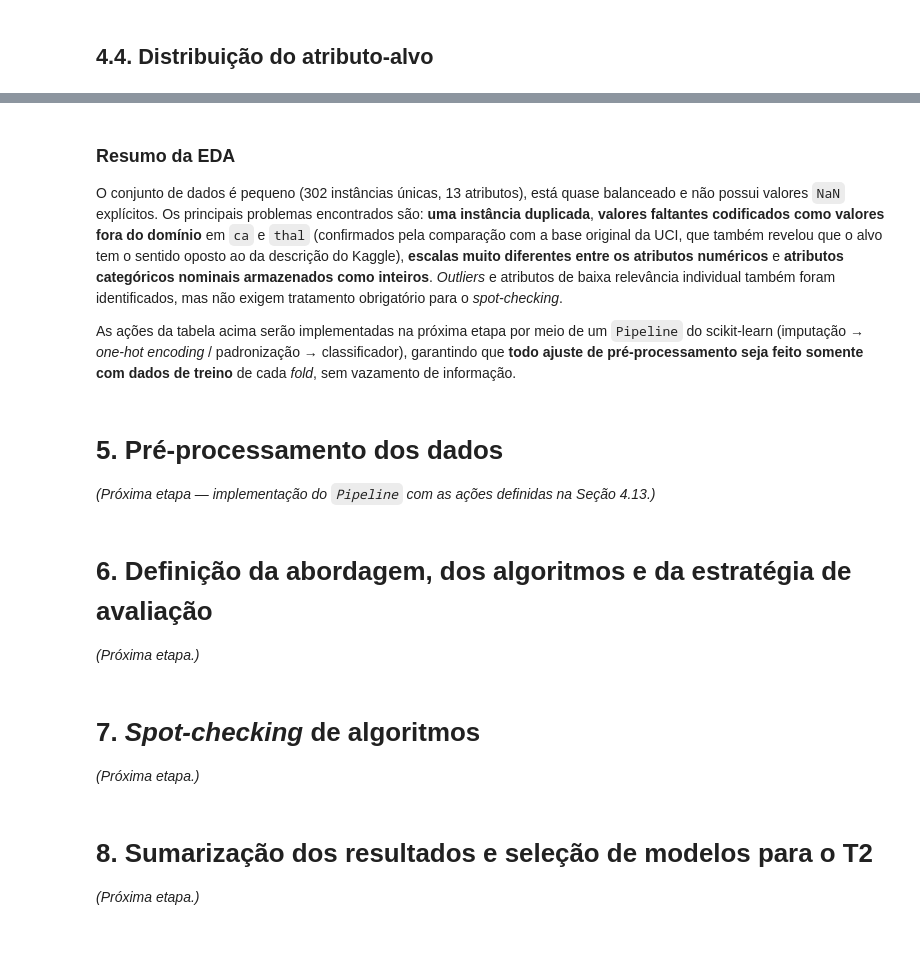
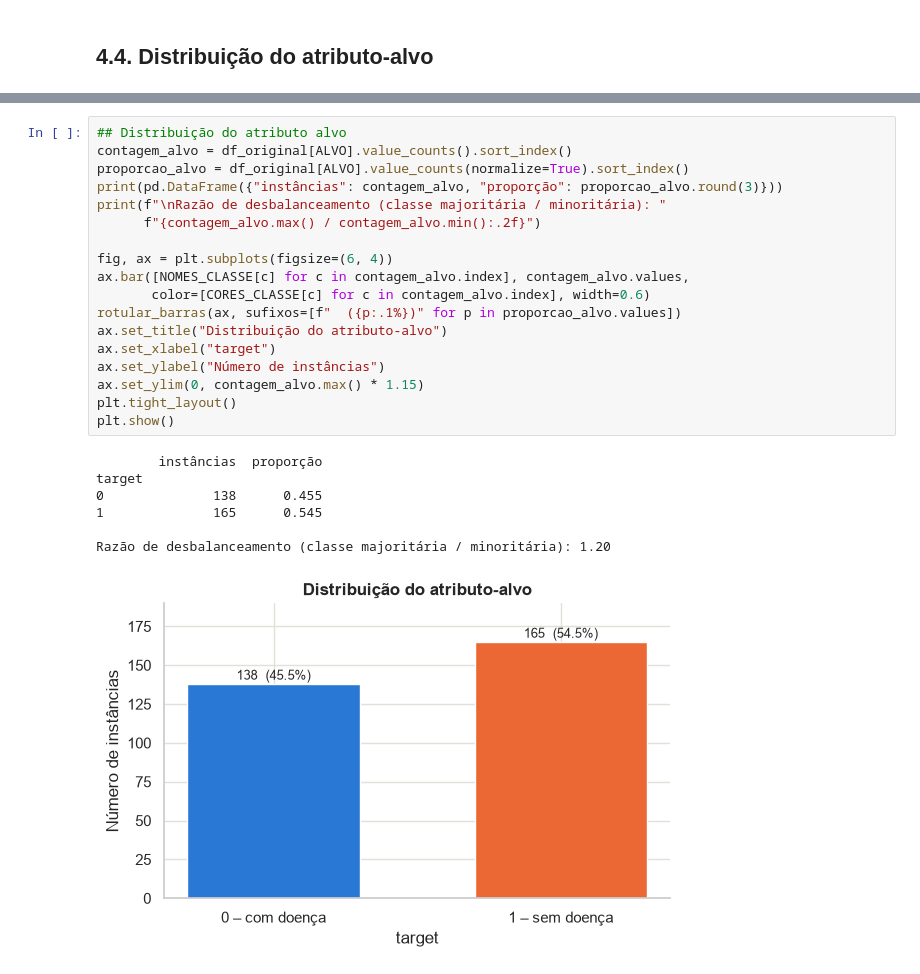
Before and after one commit to vitorsfeijo/Trabalho_ML, a Jupyter notebook: Sprint-1.ipynb, the cells around one changed output, grey strips where cells are left out. Saved outputs shown, nothing was run; the diff lists cells and outputs as text; blank space fills up the shorter version.

```diff
--- a/Sprint-1.ipynb
+++ b/Sprint-1.ipynb
@@ -858,22 +435,26 @@ with pd.option_context("display.max_colwidth", None):
-# %% [markdown]
-### Resumo da EDA
-
-O conjunto de dados é pequeno (302 instâncias únicas, 13 atributos), está quase balanceado e não possui valores `NaN` explícitos. Os principais problemas encontrados são: **uma instância duplicada**, **valores faltantes codificados como valores fora do domínio** em `ca` e `thal` (confirmados pela comparação com a base original da UCI, que também revelou que o alvo tem o sentido oposto ao da descrição do Kaggle), **escalas muito diferentes entre os atributos numéricos** e **atributos categóricos nominais armazenados como inteiros**. *Outliers* e atributos de baixa relevância individual também foram identificados, mas não exigem tratamento obrigatório para o *spot-checking*.
-
-As ações da tabela acima serão implementadas na próxima etapa por meio de um `Pipeline` do scikit-learn (imputação → *one-hot encoding* / padronização → classificador), garantindo que **todo ajuste de pré-processamento seja feito somente com dados de treino** de cada *fold*, sem vazamento de informação.
-# %% [markdown]
-# 5. Pré-processamento dos dados
-
-*(Próxima etapa — implementação do `Pipeline` com as ações definidas na Seção 4.13.)*
-# %% [markdown]
-# 6. Definição da abordagem, dos algoritmos e da estratégia de avaliação
-
-*(Próxima etapa.)*
-# %% [markdown]
-# 7. *Spot-checking* de algoritmos
-
-*(Próxima etapa.)*
-# %% [markdown]
-# 8. Sumarização dos resultados e seleção de modelos para o T2
-
-*(Próxima etapa.)*
+# %%
+## Distribuição do atributo alvo
+contagem_alvo = df_original[ALVO].value_counts().sort_index()
+proporcao_alvo = df_original[ALVO].value_counts(normalize=True).sort_index()
+print(pd.DataFrame({"instâncias": contagem_alvo, "proporção": proporcao_alvo.round(3)}))
+print(f"\nRazão de desbalanceamento (classe majoritária / minoritária): "
+      f"{contagem_alvo.max() / contagem_alvo.min():.2f}")
+
+fig, ax = plt.subplots(figsize=(6, 4))
+ax.bar([NOMES_CLASSE[c] for c in contagem_alvo.index], contagem_alvo.values,
+       color=[CORES_CLASSE[c] for c in contagem_alvo.index], width=0.6)
+rotular_barras(ax, sufixos=[f"  ({p:.1%})" for p in proporcao_alvo.values])
+ax.set_title("Distribuição do atributo-alvo")
+ax.set_xlabel("target")
+ax.set_ylabel("Número de instâncias")
+ax.set_ylim(0, contagem_alvo.max() * 1.15)
+plt.tight_layout()
+plt.show()
+# %% [output]
+        instâncias  proporção
+target
+0              138      0.455
+1              165      0.545
+
+Razão de desbalanceamento (classe majoritária / minoritária): 1.20
+[figure, added]
```
Also changed, not shown: parts of 96 cells of this notebook, 5 other files.
